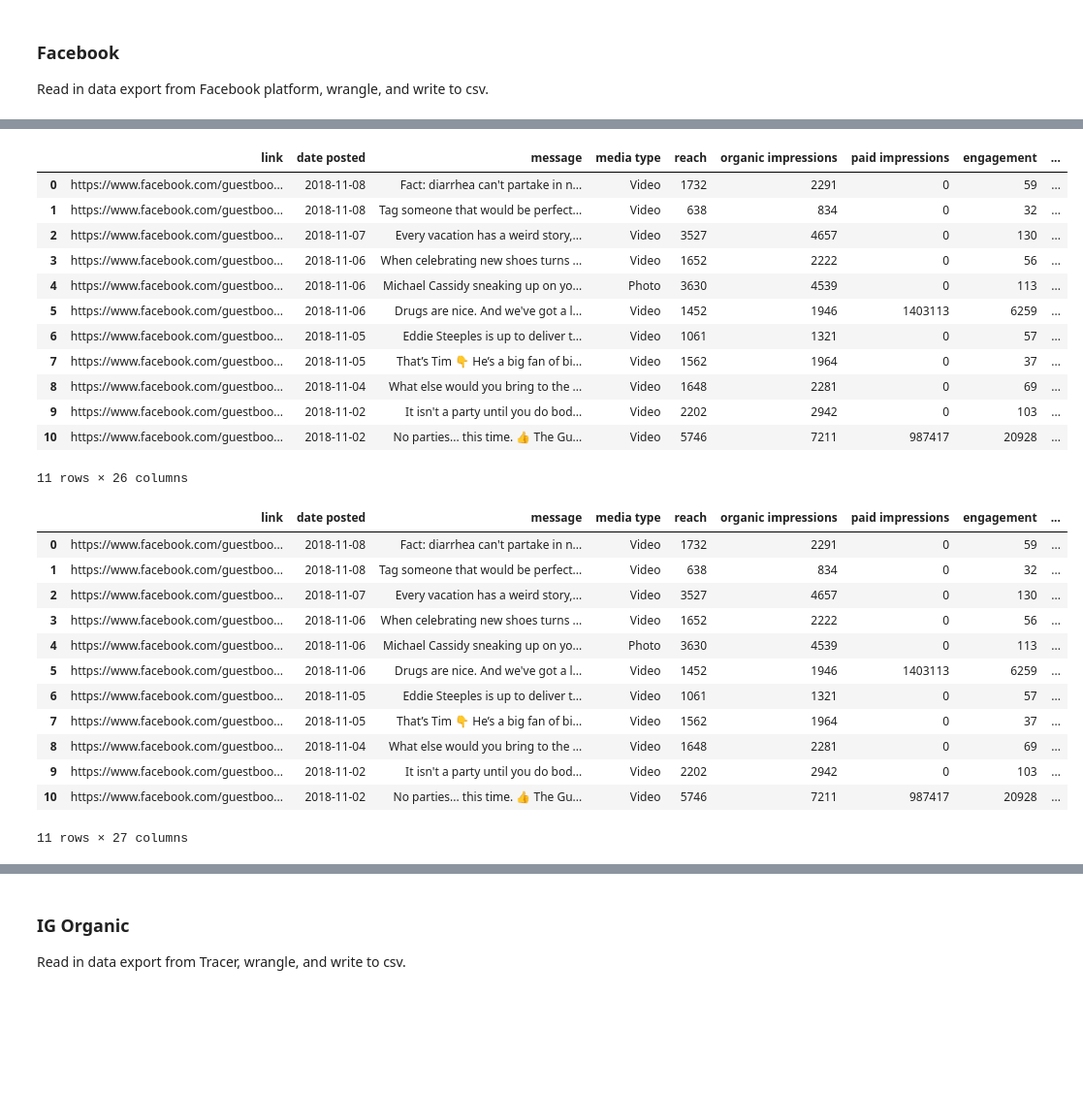
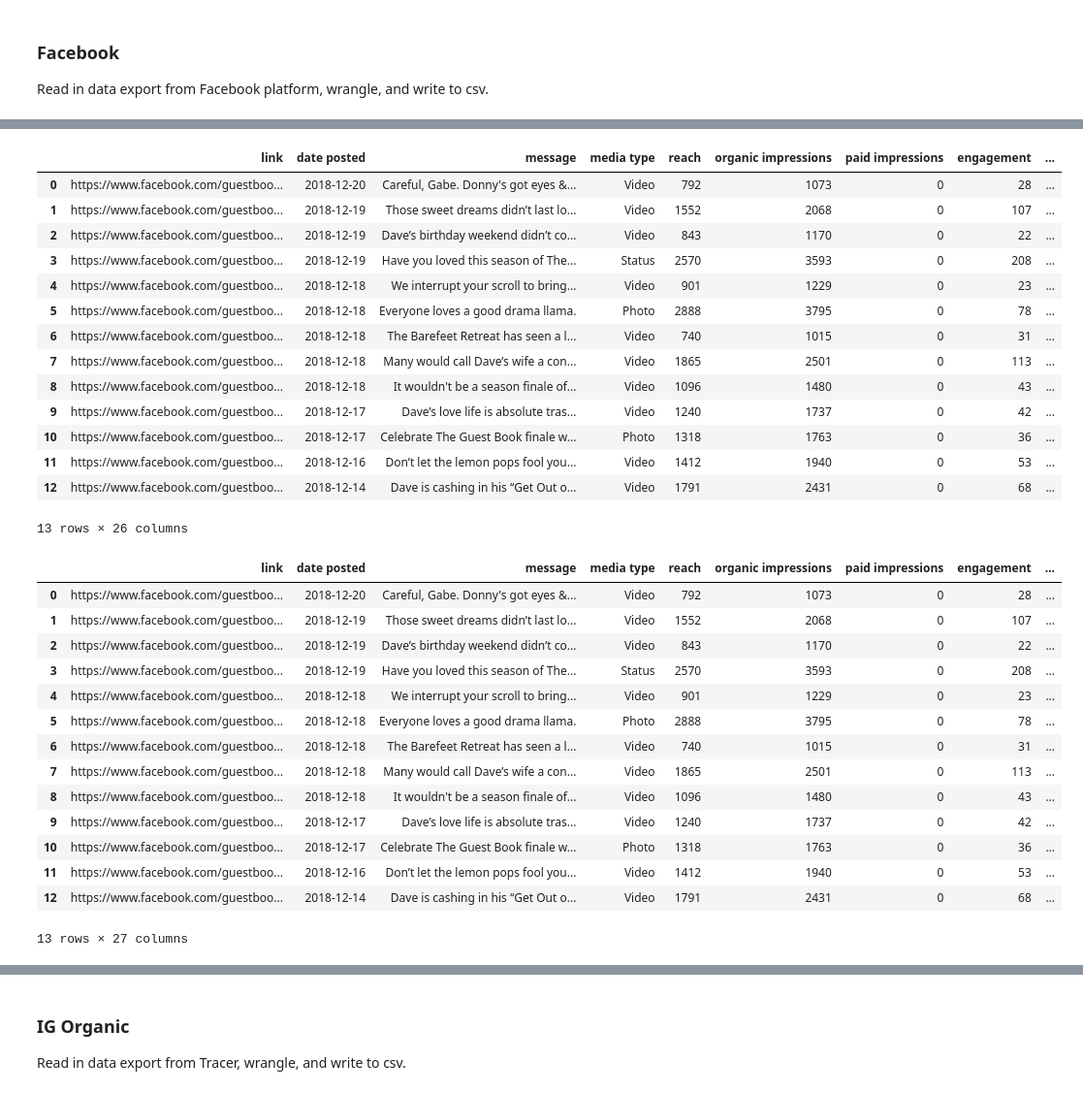
Before and after one commit to ccaddel/organicsocial_gb, a Jupyter notebook: GuestBook_Weekly.ipynb, the cells around one changed output, grey strips where cells are left out. Shown at 97% size. Cells and saved outputs as stored; diff of their text form; code cells hidden in the pictures; blank space fills up the shorter version.

```diff
--- a/GuestBook_Weekly.ipynb
+++ b/GuestBook_Weekly.ipynb
@@ -470,32 +470,34 @@ datetime64[ns]
 # %%
 ## Create and add needed columns
 fb['unq vis eng'] = fb['unq shares'] + fb['unq likes'] + fb['unq comments']
 fb['agg vis eng'] = fb['agg shares'] + fb['agg likes'] + fb['agg comments']
 fb['PAID'] = fb['paid impressions'].map(lambda x: "PAID" if x > 0 else "ORG")
-fb['episode'] = '204'
+fb['episode'] = '210'
 fb['ER'] = fb['engagement']/fb['reach']
 fb['VR'] = fb['organic video views']/fb['organic impressions']
 fb['CR'] = fb['organic video completes']/fb['organic impressions']
 
 #Phase = pre-premiere/premiere week/premiere day/continuity/finale/off season
-fb['phase'] = 'continuity'
+fb['phase'] = 'finale'
 #fb['date posted'].map(lambda x: "premiere day" if x == pd.to_datetime(['2018-10-23 00:00:00']) else "premiere week")
 
 fb
 # %% [output]
 |  | link | date posted | message | media type | reach | organic impressions | paid impressions | engagement | ... |
-| 0 | https://www.facebook.com/guestboo... | 2018-11-08 | Fact: diarrhea can't partake in n... | Video | 1732 | 2291 | 0 | 59 | ... |
-| 1 | https://www.facebook.com/guestboo... | 2018-11-08 | Tag someone that would be perfect... | Video | 638 | 834 | 0 | 32 | ... |
-| 2 | https://www.facebook.com/guestboo... | 2018-11-07 | Every vacation has a weird story,... | Video | 3527 | 4657 | 0 | 130 | ... |
-| 3 | https://www.facebook.com/guestboo... | 2018-11-06 | When celebrating new shoes turns ... | Video | 1652 | 2222 | 0 | 56 | ... |
-| 4 | https://www.facebook.com/guestboo... | 2018-11-06 | Michael Cassidy sneaking up on yo... | Photo | 3630 | 4539 | 0 | 113 | ... |
-| 5 | https://www.facebook.com/guestboo... | 2018-11-06 | Drugs are nice. And we've got a l... | Video | 1452 | 1946 | 1403113 | 6259 | ... |
-| 6 | https://www.facebook.com/guestboo... | 2018-11-05 | Eddie Steeples is up to deliver t... | Video | 1061 | 1321 | 0 | 57 | ... |
-| 7 | https://www.facebook.com/guestboo... | 2018-11-05 | That’s Tim 👇 He’s a big fan of bi... | Video | 1562 | 1964 | 0 | 37 | ... |
-| 8 | https://www.facebook.com/guestboo... | 2018-11-04 | What else would you bring to the ... | Video | 1648 | 2281 | 0 | 69 | ... |
-| 9 | https://www.facebook.com/guestboo... | 2018-11-02 | It isn't a party until you do bod... | Video | 2202 | 2942 | 0 | 103 | ... |
-| 10 | https://www.facebook.com/guestboo... | 2018-11-02 | No parties... this time. 👍 The Gu... | Video | 5746 | 7211 | 987417 | 20928 | ... |
+| 0 | https://www.facebook.com/guestboo... | 2018-12-20 | Careful, Gabe. Donny's got eyes &... | Video | 792 | 1073 | 0 | 28 | ... |
+| 1 | https://www.facebook.com/guestboo... | 2018-12-19 | Those sweet dreams didn’t last lo... | Video | 1552 | 2068 | 0 | 107 | ... |
+| 2 | https://www.facebook.com/guestboo... | 2018-12-19 | Dave’s birthday weekend didn’t co... | Video | 843 | 1170 | 0 | 22 | ... |
+| 3 | https://www.facebook.com/guestboo... | 2018-12-19 | Have you loved this season of The... | Status | 2570 | 3593 | 0 | 208 | ... |
+| 4 | https://www.facebook.com/guestboo... | 2018-12-18 | We interrupt your scroll to bring... | Video | 901 | 1229 | 0 | 23 | ... |
+| 5 | https://www.facebook.com/guestboo... | 2018-12-18 | Everyone loves a good drama llama. | Photo | 2888 | 3795 | 0 | 78 | ... |
+| 6 | https://www.facebook.com/guestboo... | 2018-12-18 | The Barefeet Retreat has seen a l... | Video | 740 | 1015 | 0 | 31 | ... |
+| 7 | https://www.facebook.com/guestboo... | 2018-12-18 | Many would call Dave’s wife a con... | Video | 1865 | 2501 | 0 | 113 | ... |
+| 8 | https://www.facebook.com/guestboo... | 2018-12-18 | It wouldn't be a season finale of... | Video | 1096 | 1480 | 0 | 43 | ... |
+| 9 | https://www.facebook.com/guestboo... | 2018-12-17 | Dave’s love life is absolute tras... | Video | 1240 | 1737 | 0 | 42 | ... |
+| 10 | https://www.facebook.com/guestboo... | 2018-12-17 | Celebrate The Guest Book finale w... | Photo | 1318 | 1763 | 0 | 36 | ... |
+| 11 | https://www.facebook.com/guestboo... | 2018-12-16 | Don’t let the lemon pops fool you... | Video | 1412 | 1940 | 0 | 53 | ... |
+| 12 | https://www.facebook.com/guestboo... | 2018-12-14 | Dave is cashing in his “Get Out o... | Video | 1791 | 2431 | 0 | 68 | ... |
-11 rows × 26 columns
+13 rows × 26 columns
 # %%
 #create "messaging" column:
 #if message contains "Premiere", "Tues", "Tomorrow", "Tonight", "On Demand", "TBS App", "Evergreen"
@@ -510,16 +512,18 @@ fb['messaging'] = fb['message'].map(lambda x: "Premiere" if 'premiere' in x else
 fb
 # %% [output]
 |  | link | date posted | message | media type | reach | organic impressions | paid impressions | engagement | ... |
-| 0 | https://www.facebook.com/guestboo... | 2018-11-08 | Fact: diarrhea can't partake in n... | Video | 1732 | 2291 | 0 | 59 | ... |
-| 1 | https://www.facebook.com/guestboo... | 2018-11-08 | Tag someone that would be perfect... | Video | 638 | 834 | 0 | 32 | ... |
-| 2 | https://www.facebook.com/guestboo... | 2018-11-07 | Every vacation has a weird story,... | Video | 3527 | 4657 | 0 | 130 | ... |
-| 3 | https://www.facebook.com/guestboo... | 2018-11-06 | When celebrating new shoes turns ... | Video | 1652 | 2222 | 0 | 56 | ... |
-| 4 | https://www.facebook.com/guestboo... | 2018-11-06 | Michael Cassidy sneaking up on yo... | Photo | 3630 | 4539 | 0 | 113 | ... |
-| 5 | https://www.facebook.com/guestboo... | 2018-11-06 | Drugs are nice. And we've got a l... | Video | 1452 | 1946 | 1403113 | 6259 | ... |
-| 6 | https://www.facebook.com/guestboo... | 2018-11-05 | Eddie Steeples is up to deliver t... | Video | 1061 | 1321 | 0 | 57 | ... |
-| 7 | https://www.facebook.com/guestboo... | 2018-11-05 | That’s Tim 👇 He’s a big fan of bi... | Video | 1562 | 1964 | 0 | 37 | ... |
-| 8 | https://www.facebook.com/guestboo... | 2018-11-04 | What else would you bring to the ... | Video | 1648 | 2281 | 0 | 69 | ... |
-| 9 | https://www.facebook.com/guestboo... | 2018-11-02 | It isn't a party until you do bod... | Video | 2202 | 2942 | 0 | 103 | ... |
-| 10 | https://www.facebook.com/guestboo... | 2018-11-02 | No parties... this time. 👍 The Gu... | Video | 5746 | 7211 | 987417 | 20928 | ... |
+| 0 | https://www.facebook.com/guestboo... | 2018-12-20 | Careful, Gabe. Donny's got eyes &... | Video | 792 | 1073 | 0 | 28 | ... |
+| 1 | https://www.facebook.com/guestboo... | 2018-12-19 | Those sweet dreams didn’t last lo... | Video | 1552 | 2068 | 0 | 107 | ... |
+| 2 | https://www.facebook.com/guestboo... | 2018-12-19 | Dave’s birthday weekend didn’t co... | Video | 843 | 1170 | 0 | 22 | ... |
+| 3 | https://www.facebook.com/guestboo... | 2018-12-19 | Have you loved this season of The... | Status | 2570 | 3593 | 0 | 208 | ... |
+| 4 | https://www.facebook.com/guestboo... | 2018-12-18 | We interrupt your scroll to bring... | Video | 901 | 1229 | 0 | 23 | ... |
+| 5 | https://www.facebook.com/guestboo... | 2018-12-18 | Everyone loves a good drama llama. | Photo | 2888 | 3795 | 0 | 78 | ... |
+| 6 | https://www.facebook.com/guestboo... | 2018-12-18 | The Barefeet Retreat has seen a l... | Video | 740 | 1015 | 0 | 31 | ... |
+| 7 | https://www.facebook.com/guestboo... | 2018-12-18 | Many would call Dave’s wife a con... | Video | 1865 | 2501 | 0 | 113 | ... |
+| 8 | https://www.facebook.com/guestboo... | 2018-12-18 | It wouldn't be a season finale of... | Video | 1096 | 1480 | 0 | 43 | ... |
+| 9 | https://www.facebook.com/guestboo... | 2018-12-17 | Dave’s love life is absolute tras... | Video | 1240 | 1737 | 0 | 42 | ... |
+| 10 | https://www.facebook.com/guestboo... | 2018-12-17 | Celebrate The Guest Book finale w... | Photo | 1318 | 1763 | 0 | 36 | ... |
+| 11 | https://www.facebook.com/guestboo... | 2018-12-16 | Don’t let the lemon pops fool you... | Video | 1412 | 1940 | 0 | 53 | ... |
+| 12 | https://www.facebook.com/guestboo... | 2018-12-14 | Dave is cashing in his “Get Out o... | Video | 1791 | 2431 | 0 | 68 | ... |
-11 rows × 27 columns
+13 rows × 27 columns
 # %%
```
Also changed, not shown: parts of 24 cells of this notebook.
